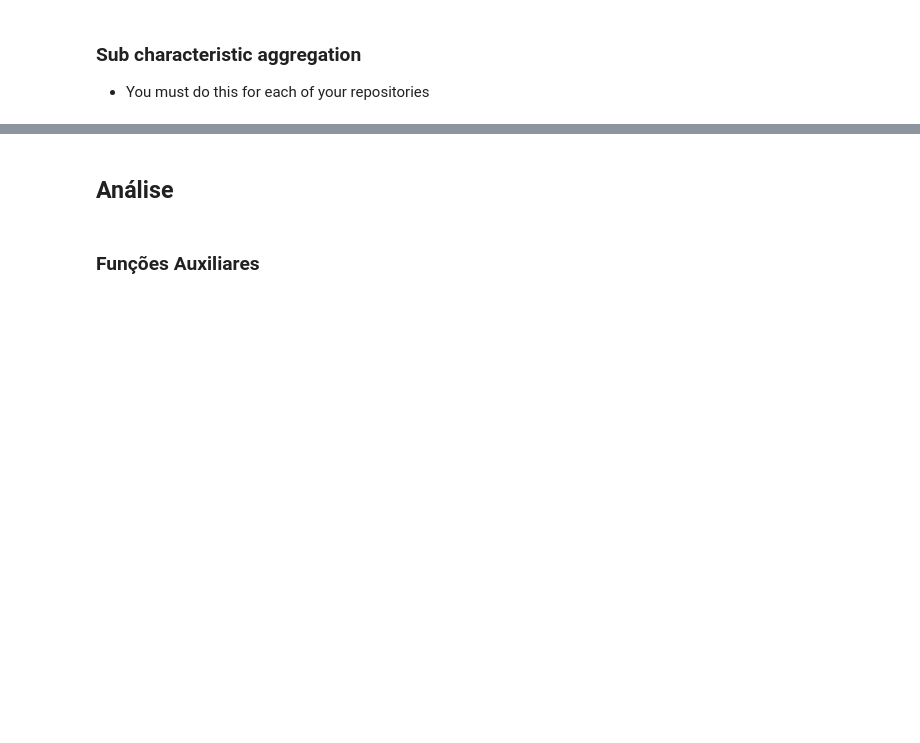
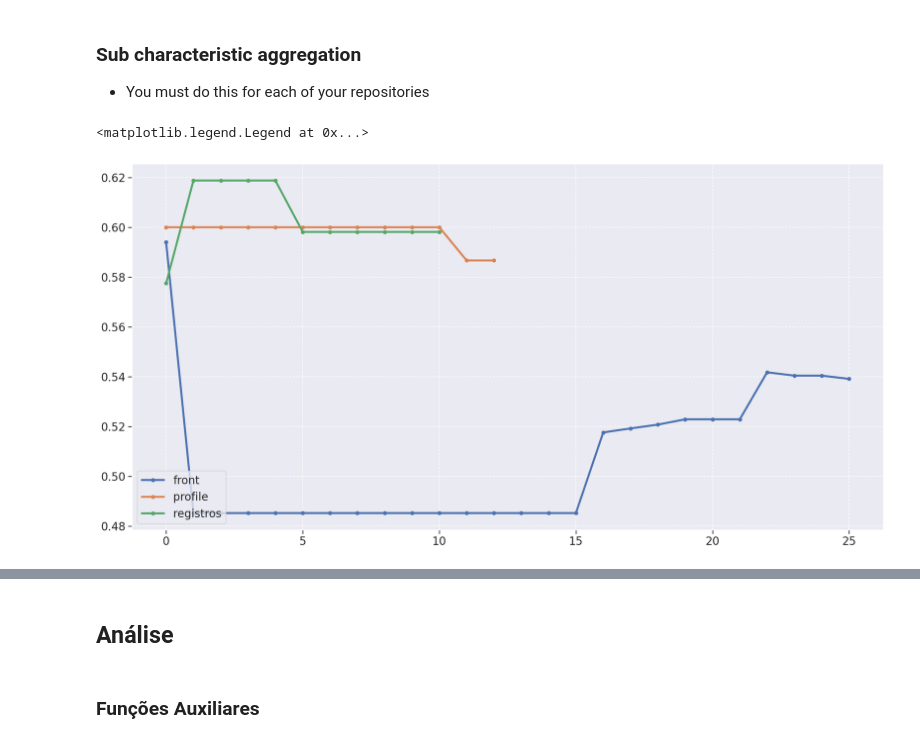
Before and after one commit to fga-eps-mds/2021.1-Oraculo, a Jupyter notebook: analytics-notebooks/analytics.ipynb, the cells around one changed output, grey strips where cells are left out. Drawn from its saved outputs; the diff is of its cells as text; code cells hidden in the pictures; blank space fills up the shorter version.

```diff
--- a/analytics-notebooks/analytics.ipynb
+++ b/analytics-notebooks/analytics.ipynb
@@ -366,20 +401,23 @@ pm6 = 0.7
 
 frontEnd_metrics['code_quality'] = ((frontEnd_metrics['m1']*pm1) + (frontEnd_metrics['m2']*pm2) + (frontEnd_metrics['m3']*pm3)) * psc1
 profile_metrics['code_quality'] = ((profile_metrics['m1']*pm1) + (profile_metrics['m2']*pm2) + (profile_metrics['m3']*pm3)) * psc1
-processos_metrics['code_quality'] = ((processos_metrics['m1']*pm1) + (processos_metrics['m2']*pm2) + (processos_metrics['m3']*pm3)) * psc1
+registros_metrics['code_quality'] = ((registros_metrics['m1']*pm1) + (registros_metrics['m2']*pm2) + (registros_metrics['m3']*pm3)) * psc1
 
 frontEnd_metrics['testing_status'] = ((frontEnd_metrics['m4']*pm4) + (frontEnd_metrics['m5']*pm5) + (frontEnd_metrics['m6']*pm6)) * psc2
 profile_metrics['testing_status'] = ((profile_metrics['m4']*pm4) + (profile_metrics['m5']*pm5) + (profile_metrics['m6']*pm6)) * psc2
-processos_metrics['testing_status'] = ((processos_metrics['m4']*pm4) + (processos_metrics['m5']*pm5) + (processos_metrics['m6']*pm6)) * psc2
+registros_metrics['testing_status'] = ((registros_metrics['m4']*pm4) + (registros_metrics['m5']*pm5) + (registros_metrics['m6']*pm6)) * psc2
 # %%
 fig = plt.figure(figsize=(20, 10))
 
 
 plt.plot(frontEnd_metrics['code_quality'], label='front', linewidth=3, marker='o', markersize=5)
 plt.plot(profile_metrics['code_quality'], label='profile', linewidth=3, marker='o', markersize=5)
-plt.plot(processos_metrics['code_quality'], label='registros', linewidth=3, marker='o', markersize=5)
+plt.plot(registros_metrics['code_quality'], label='registros', linewidth=3, marker='o', markersize=5)
 
 plt.legend(loc='lower left')
+# %% [output]
+<matplotlib.legend.Legend at 0x...>
+[figure, added]
 # %%
 fig = plt.figure(figsize=(20, 10))
 
```
Also changed, not shown: parts of 55 cells of this notebook, 34 other files.
